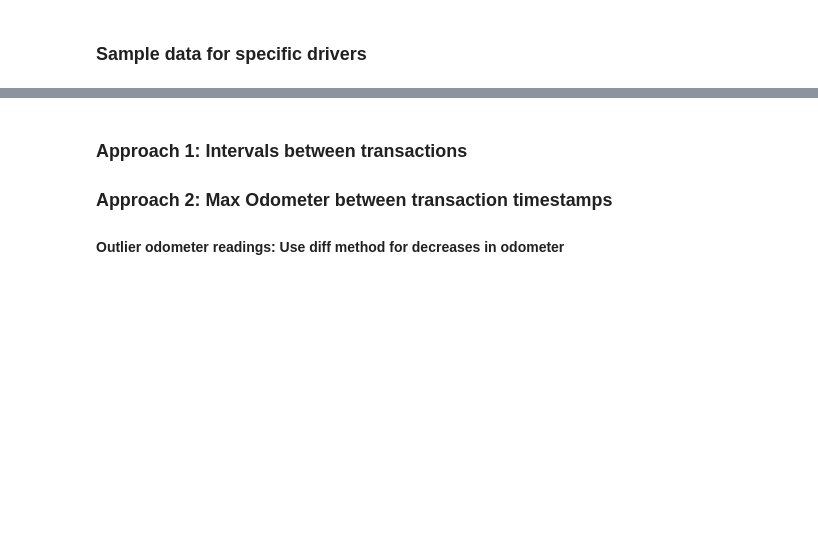
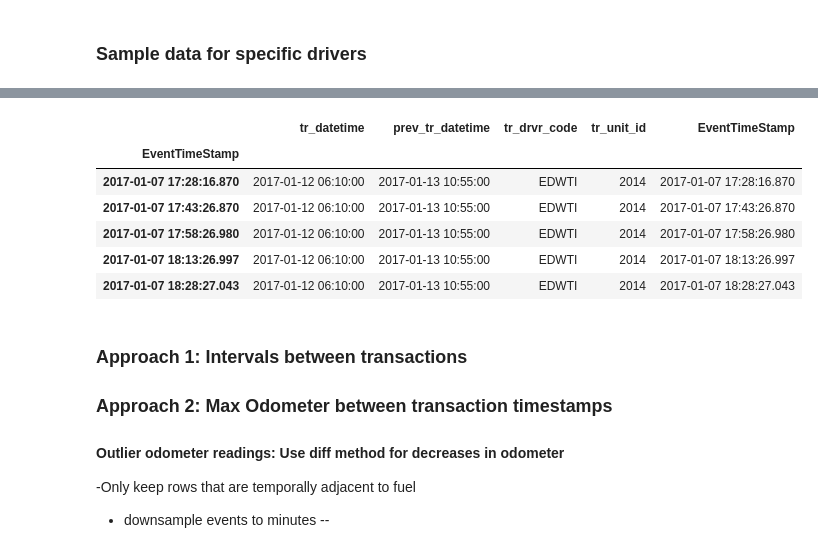
Before and after one commit to paulo-g-martinez/dq-6-fraud-detection, a Jupyter notebook: initial_import.ipynb, the cells around one changed output, grey strips where cells are left out. Saved outputs shown, nothing was run; the diff lists cells and outputs as text; code cells hidden in the pictures; blank space fills up the shorter version.

```diff
--- a/initial_import.ipynb
+++ b/initial_import.ipynb
@@ -468,6 +537,19 @@ Name: 2014.0, dtype: object
+# %%
+drivers_event_trans_keys.head()
+# %% [output]
+|  | tr_datetime | prev_tr_datetime | tr_drvr_code | tr_unit_id | EventTimeStamp |
+| EventTimeStamp |  |  |  |  |  |
+| 2017-01-07 17:28:16.870 | 2017-01-12 06:10:00 | 2017-01-13 10:55:00 | EDWTI | 2014 | 2017-01-07 17:28:16.870 |
+| 2017-01-07 17:43:26.870 | 2017-01-12 06:10:00 | 2017-01-13 10:55:00 | EDWTI | 2014 | 2017-01-07 17:43:26.870 |
+| 2017-01-07 17:58:26.980 | 2017-01-12 06:10:00 | 2017-01-13 10:55:00 | EDWTI | 2014 | 2017-01-07 17:58:26.980 |
+| 2017-01-07 18:13:26.997 | 2017-01-12 06:10:00 | 2017-01-13 10:55:00 | EDWTI | 2014 | 2017-01-07 18:13:26.997 |
+| 2017-01-07 18:28:27.043 | 2017-01-12 06:10:00 | 2017-01-13 10:55:00 | EDWTI | 2014 | 2017-01-07 18:28:27.043 |
 # %% [markdown]
 ### Approach 1: Intervals between transactions
 
 
 ### Approach 2: Max Odometer between transaction timestamps
 #### Outlier odometer readings: Use diff method for decreases in odometer
+-Only keep rows that are temporally adjacent to fuel
+- downsample events to minutes
+--
```
Also changed, not shown: parts of 44 cells of this notebook.
